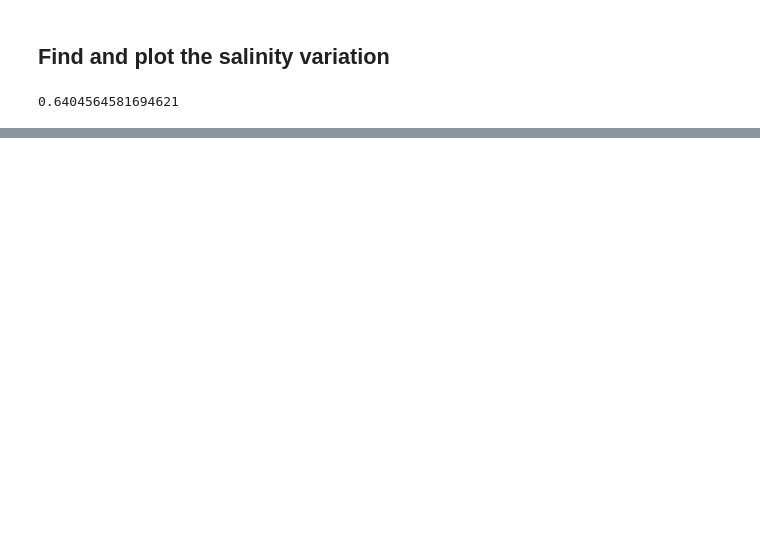
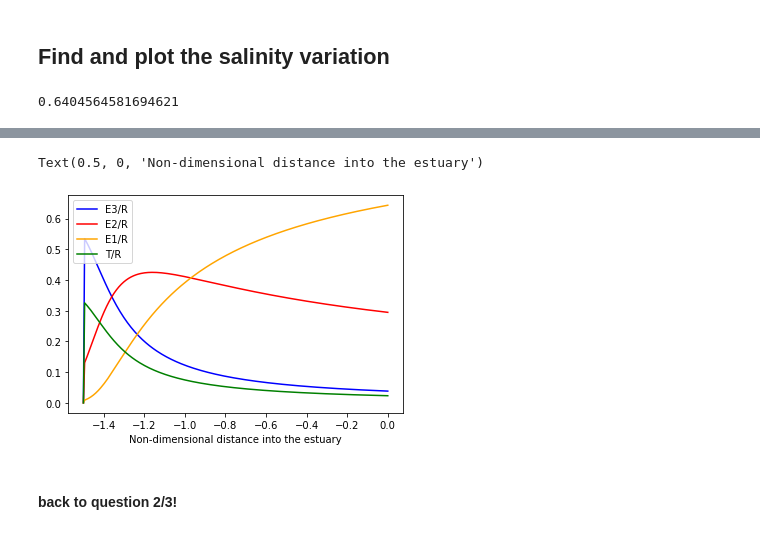
Before and after one commit to rbeutel/CIVL547, a Jupyter notebook: Ass2+4.ipynb, the cells around one changed output, grey strips where cells are left out. Drawn from its saved outputs; the diff is of its cells as text; code cells hidden in the pictures; blank space fills up the shorter version.

```diff
--- a/Ass2+4.ipynb
+++ b/Ass2+4.ipynb
@@ -231,3 +255,22 @@ sigma_x.append(0)
+# %%
+#try normalizing by R
+#R = R/R
+E3 = E3/R
+E2 = E2/R
+E1 = E1/R
+T = T/R
+# %%
+plt.plot(nondim_x, E1, label='E3/R',c='b')
+plt.plot(nondim_x, E2, label='E2/R',c='r')
+plt.plot(nondim_x, E3, label='E1/R',c='orange')
+plt.plot(nondim_x, T, label='T/R', c='green')
+plt.legend()
+plt.xlabel('Non-dimensional distance into the estuary')
+# %% [output]
+Text(0.5, 0, 'Non-dimensional distance into the estuary')
+[figure, added]
+# %% [markdown]
+#### back to question 2/3!
 # %%
 #setup all the other terms you need to calculate U and salinity
 P1 = (3/2)-(3/2)*nondim_z
```
Also changed, not shown: parts of 19 cells of this notebook, 1 other file.
